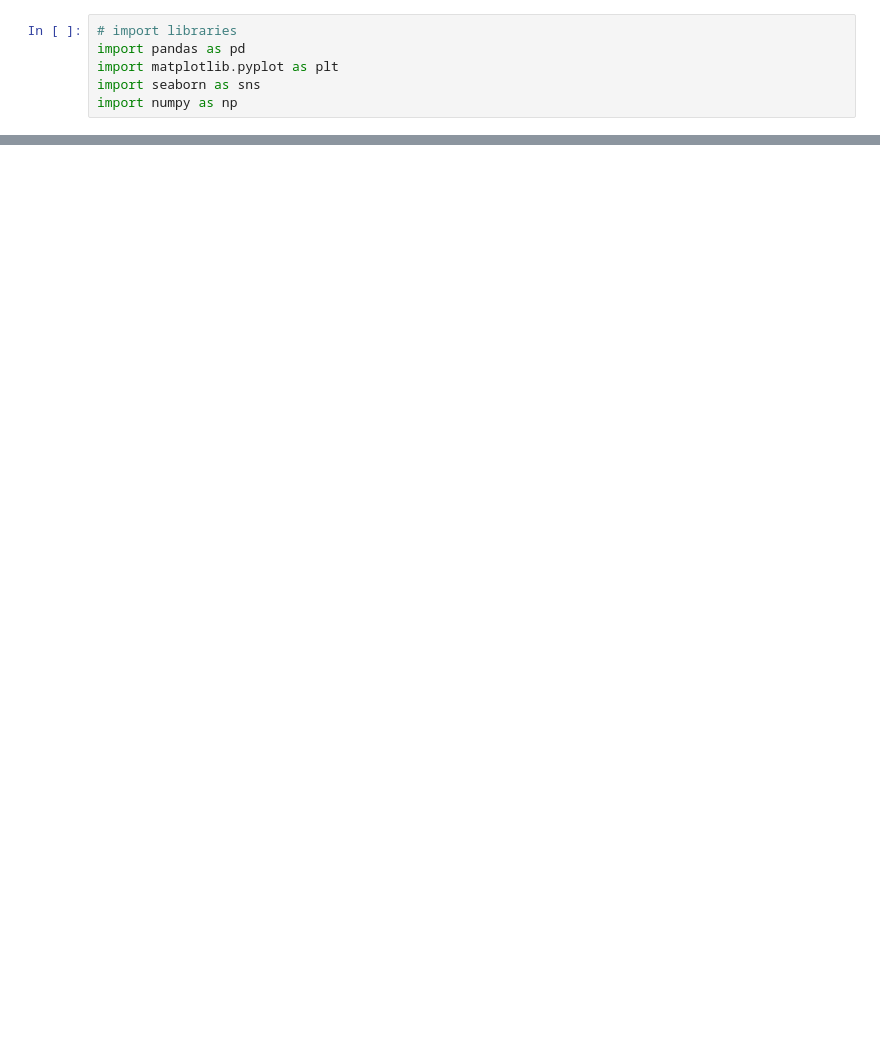
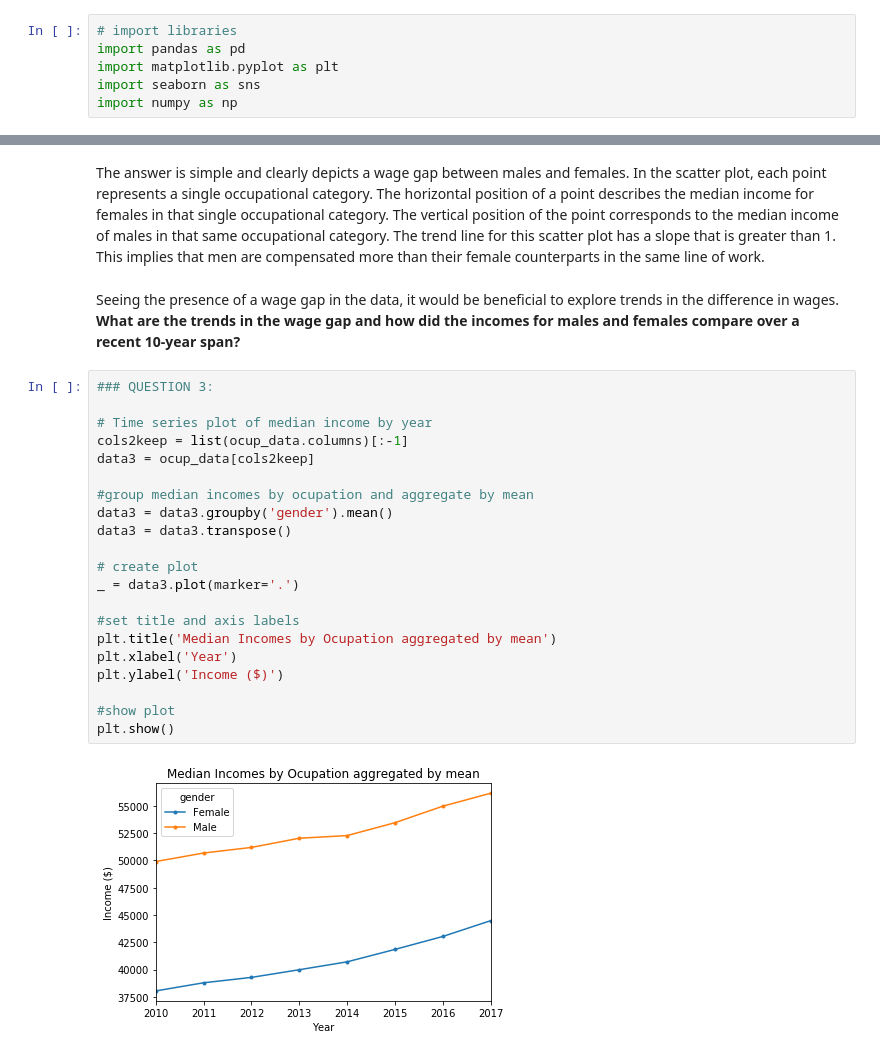
Before and after one commit to AHalarewicz/StudentLoanData, a Jupyter notebook: eda.ipynb, the cells around one changed output, grey strips where cells are left out. Saved outputs shown, nothing was run; the diff lists cells and outputs as text; blank space fills up the shorter version.

```diff
--- a/eda.ipynb
+++ b/eda.ipynb
@@ -223,0 +86,27 @@ plt.show()
+# %% [markdown]
+The answer is simple and clearly depicts a wage gap between males and females. In the scatter plot, each point represents a single occupational category. The horizontal position of a point describes the median income for females in that single occupational category. The vertical position of the point corresponds to the median income of males in that same occupational category. The trend line for this scatter plot has a slope that is greater than 1. This implies that men are compensated more than their female counterparts in the same line of work.
+# %% [markdown]
+Seeing the presence of a wage gap in the data, it would be beneficial to explore trends in the difference in wages. **What are the trends in the wage gap and how did the incomes for males and females compare over a recent 10-year span?**
+# %%
+### QUESTION 3:
+
+# Time series plot of median income by year
+cols2keep = list(ocup_data.columns)[:-1]
+data3 = ocup_data[cols2keep]
+
+#group median incomes by ocupation and aggregate by mean
+data3 = data3.groupby('gender').mean()
+data3 = data3.transpose()
+
+# create plot
+_ = data3.plot(marker='.')
+
+#set title and axis labels
+plt.title('Median Incomes by Ocupation aggregated by mean')
+plt.xlabel('Year')
+plt.ylabel('Income ($)')
+
+#show plot
+plt.show()
+# %% [output]
+[figure, added]
```
Also changed, not shown: parts of 40 cells of this notebook.
